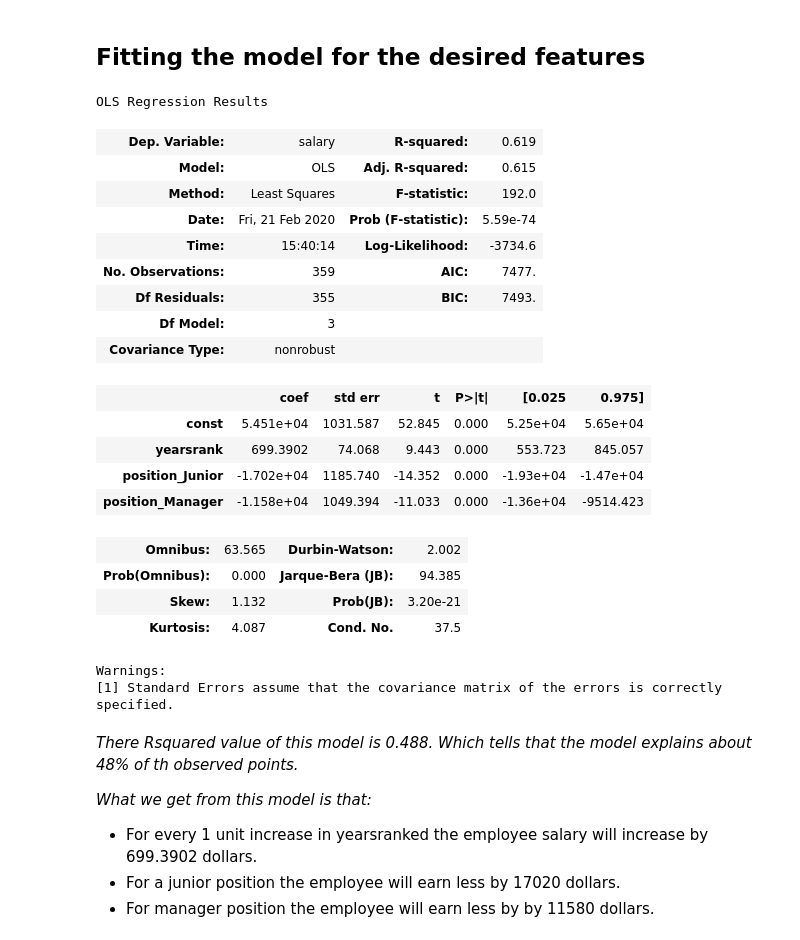
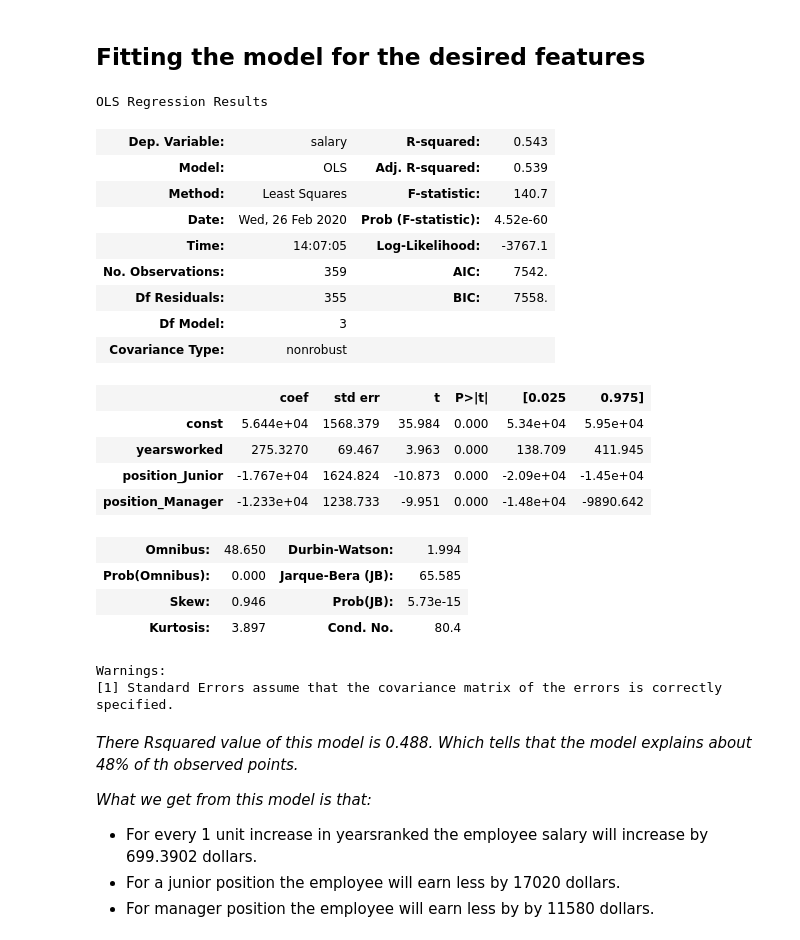
Before and after one commit to LeboSeribe/Multivariate-Regression, a Jupyter notebook: Multivariate.ipynb, the cells around one changed output. Saved outputs shown, nothing was run; the diff lists cells and outputs as text; code cells hidden in the pictures.

```diff
--- a/Multivariate.ipynb
+++ b/Multivariate.ipynb
@@ -347,30 +342,30 @@ Warnings:
 # %% [markdown]
 ## Fitting the model for the desired features
 # %%
-x_train3 = x_train1[['yearsrank','position_Junior','position_Manager']]
+x_train3 = x_train1[['yearsworked','position_Junior','position_Manager']]
 x_train3 = sm.add_constant(x_train3)
-model = sm.OLS(y_train,x_train3).fit()
-model.summary()
+model2 = sm.OLS(y_train,x_train3).fit()
+model2.summary()
 # %% [output]
 OLS Regression Results
-| Dep. Variable: | salary | R-squared: | 0.619 |
-| Model: | OLS | Adj. R-squared: | 0.615 |
-| Method: | Least Squares | F-statistic: | 192.0 |
-| Date: | Fri, 21 Feb 2020 | Prob (F-statistic): | 5.59e-74 |
-| Time: | 15:40:14 | Log-Likelihood: | -3734.6 |
-| No. Observations: | 359 | AIC: | 7477. |
-| Df Residuals: | 355 | BIC: | 7493. |
+| Dep. Variable: | salary | R-squared: | 0.543 |
+| Model: | OLS | Adj. R-squared: | 0.539 |
+| Method: | Least Squares | F-statistic: | 140.7 |
+| Date: | Wed, 26 Feb 2020 | Prob (F-statistic): | 4.52e-60 |
+| Time: | 14:07:05 | Log-Likelihood: | -3767.1 |
+| No. Observations: | 359 | AIC: | 7542. |
+| Df Residuals: | 355 | BIC: | 7558. |
 | Df Model: | 3 |  |  |
 | Covariance Type: | nonrobust |  |  |
 |  | coef | std err | t | P>|t| | [0.025 | 0.975] |
-| const | 5.451e+04 | 1031.587 | 52.845 | 0.000 | 5.25e+04 | 5.65e+04 |
-| yearsrank | 699.3902 | 74.068 | 9.443 | 0.000 | 553.723 | 845.057 |
-| position_Junior | -1.702e+04 | 1185.740 | -14.352 | 0.000 | -1.93e+04 | -1.47e+04 |
-| position_Manager | -1.158e+04 | 1049.394 | -11.033 | 0.000 | -1.36e+04 | -9514.423 |
+| const | 5.644e+04 | 1568.379 | 35.984 | 0.000 | 5.34e+04 | 5.95e+04 |
+| yearsworked | 275.3270 | 69.467 | 3.963 | 0.000 | 138.709 | 411.945 |
+| position_Junior | -1.767e+04 | 1624.824 | -10.873 | 0.000 | -2.09e+04 | -1.45e+04 |
+| position_Manager | -1.233e+04 | 1238.733 | -9.951 | 0.000 | -1.48e+04 | -9890.642 |
-| Omnibus: | 63.565 | Durbin-Watson: | 2.002 |
-| Prob(Omnibus): | 0.000 | Jarque-Bera (JB): | 94.385 |
-| Skew: | 1.132 | Prob(JB): | 3.20e-21 |
-| Kurtosis: | 4.087 | Cond. No. | 37.5 |
+| Omnibus: | 48.650 | Durbin-Watson: | 1.994 |
+| Prob(Omnibus): | 0.000 | Jarque-Bera (JB): | 65.585 |
+| Skew: | 0.946 | Prob(JB): | 5.73e-15 |
+| Kurtosis: | 3.897 | Cond. No. | 80.4 |
 Warnings:
 [1] Standard Errors assume that the covariance matrix of the errors is correctly specified.
 # %% [markdown]
```
Also changed, not shown: parts of 22 cells of this notebook.
